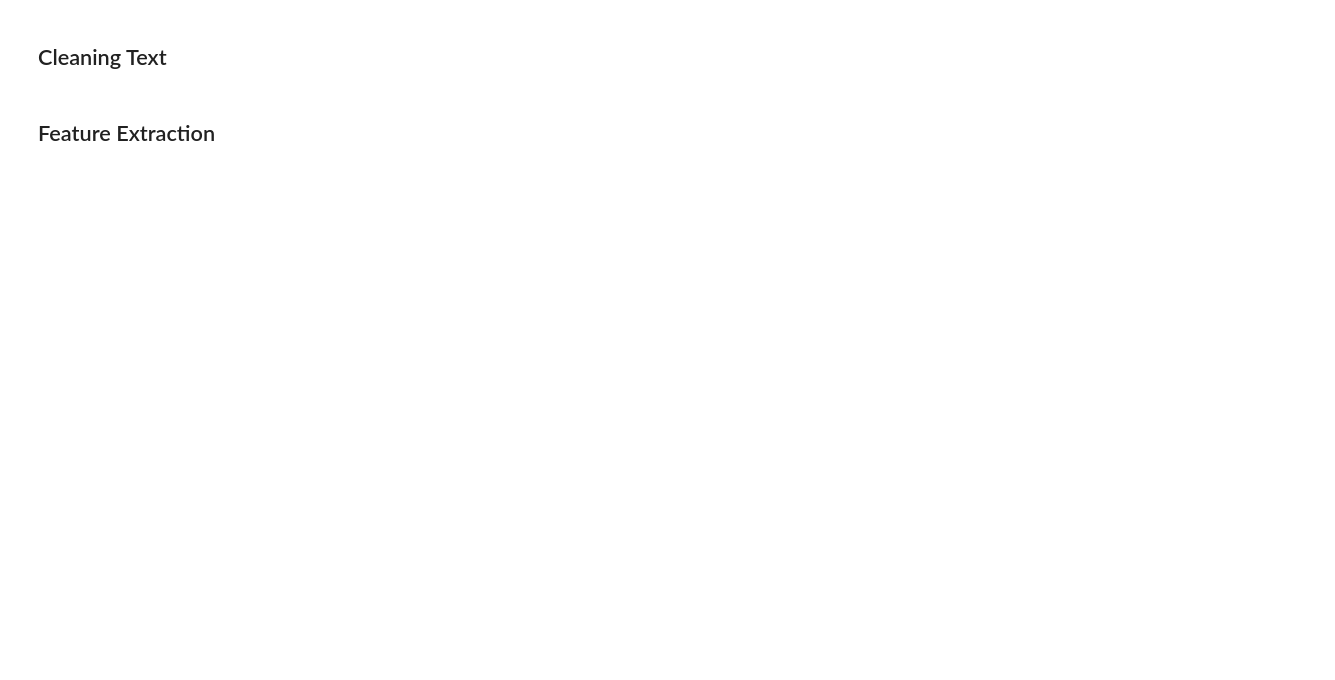
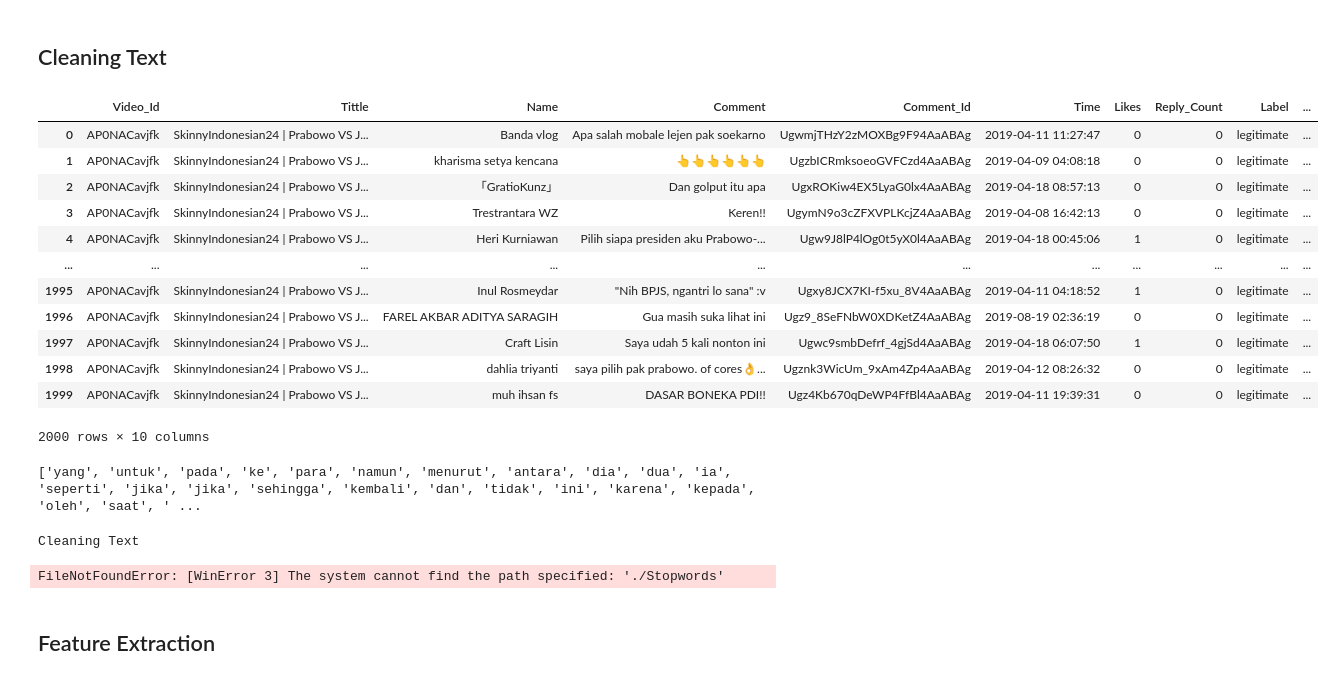
Before and after one commit to dewirizki/CommentsDetection, a Jupyter notebook: Code/data_prepocessing.ipynb, the cells around one changed output. Cells and saved outputs as stored; diff of their text form; code cells hidden in the pictures; blank space fills up the shorter version.

```diff
--- a/Code/data_prepocessing.ipynb
+++ b/Code/data_prepocessing.ipynb
@@ -229,3 +238,21 @@ fig2 = px.bar(time_group, x='Time', y='Most Comment',
 fig2.show()
 # %% [markdown]
 ## Cleaning Text
+# %%
+try_data_cleaning = df.copy()
+# %%
+try_data_cleaning
+# %% [output]
+|  | Video_Id | Tittle | Name | Comment | Comment_Id | Time | Likes | Reply_Count | Label | ... |
+| 0 | AP0NACavjfk | SkinnyIndonesian24 | Prabowo VS J... | Banda vlog | Apa salah mobale lejen pak soekarno | UgwmjTHzY2zMOXBg9F94AaABAg | 2019-04-11 11:27:47 | 0 | 0 | legitimate | ... |
+| 1 | AP0NACavjfk | SkinnyIndonesian24 | Prabowo VS J... | kharisma setya kencana | 👆👆👆👆👆👆 | UgzbICRmksoeoGVFCzd4AaABAg | 2019-04-09 04:08:18 | 0 | 0 | legitimate | ... |
+| 2 | AP0NACavjfk | SkinnyIndonesian24 | Prabowo VS J... | 「GratioKunz」 | Dan golput itu apa | UgxROKiw4EX5LyaG0lx4AaABAg | 2019-04-18 08:57:13 | 0 | 0 | legitimate | ... |
+| 3 | AP0NACavjfk | SkinnyIndonesian24 | Prabowo VS J... | Trestrantara WZ | Keren!! | UgymN9o3cZFXVPLKcjZ4AaABAg | 2019-04-08 16:42:13 | 0 | 0 | legitimate | ... |
+| 4 | AP0NACavjfk | SkinnyIndonesian24 | Prabowo VS J... | Heri Kurniawan | Pilih siapa presiden aku Prabowo-... | Ugw9J8lP4lOg0t5yX0l4AaABAg | 2019-04-18 00:45:06 | 1 | 0 | legitimate | ... |
+| ... | ... | ... | ... | ... | ... | ... | ... | ... | ... | ... |
+| 1995 | AP0NACavjfk | SkinnyIndonesian24 | Prabowo VS J... | Inul Rosmeydar | "Nih BPJS, ngantri lo sana" :v | Ugxy8JCX7KI-f5xu_8V4AaABAg | 2019-04-11 04:18:52 | 1 | 0 | legitimate | ... |
+| 1996 | AP0NACavjfk | SkinnyIndonesian24 | Prabowo VS J... | FAREL AKBAR ADITYA SARAGIH | Gua masih suka lihat ini | Ugz9_8SeFNbW0XDKetZ4AaABAg | 2019-08-19 02:36:19 | 0 | 0 | legitimate | ... |
+| 1997 | AP0NACavjfk | SkinnyIndonesian24 | Prabowo VS J... | Craft Lisin | Saya udah 5 kali nonton ini | Ugwc9smbDefrf_4gjSd4AaABAg | 2019-04-18 06:07:50 | 1 | 0 | legitimate | ... |
+| 1998 | AP0NACavjfk | SkinnyIndonesian24 | Prabowo VS J... | dahlia triyanti | saya pilih pak prabowo. of cores👌... | Ugznk3WicUm_9xAm4Zp4AaABAg | 2019-04-12 08:26:32 | 0 | 0 | legitimate | ... |
+| 1999 | AP0NACavjfk | SkinnyIndonesian24 | Prabowo VS J... | muh ihsan fs | DASAR BONEKA PDI!! | Ugz4Kb670qDeWP4FfBl4AaABAg | 2019-04-11 19:39:31 | 0 | 0 | legitimate | ... |
+2000 rows × 10 columns
@@ -231,0 +263,4 @@ fig2.show()
+# %%
+print(Sastrawi_StopWords_id)
+# %% [output]
+['yang', 'untuk', 'pada', 'ke', 'para', 'namun', 'menurut', 'antara', 'dia', 'dua', 'ia', 'seperti', 'jika', 'jika', 'sehingga', 'kembali', 'dan', 'tidak', 'ini', 'karena', 'kepada', 'oleh', 'saat', ' ...
@@ -232,3 +271,21 @@ fig2.show()
+# %%
+def cleaning(text):
+    text = str(text)
+    print(f"Text Original : {text}")
+
+    print("\n\n")
+
+    #getHastags
+    getHashtags = re.compile(r"#(\w+)")
+    pisahtags = re.compile(r'[A-Z][^A-Z]*')
+    t = text
+    tagS = re.findall(getHashtags, text)
+    for tag in tagS:
+        proper_words = ' '.join(re.findall(pisahtags, tagS[0]))
+        t = t.replace('#'+tag, proper_words)
+# %% [output]
+Cleaning Text
+FileNotFoundError: [WinError 3] The system cannot find the path specified: './Stopwords'
 # %%
 #convert text into lower case
 def convert_to_lower(text):
```
Also changed, not shown: parts of 18 cells of this notebook, 9 other files.
